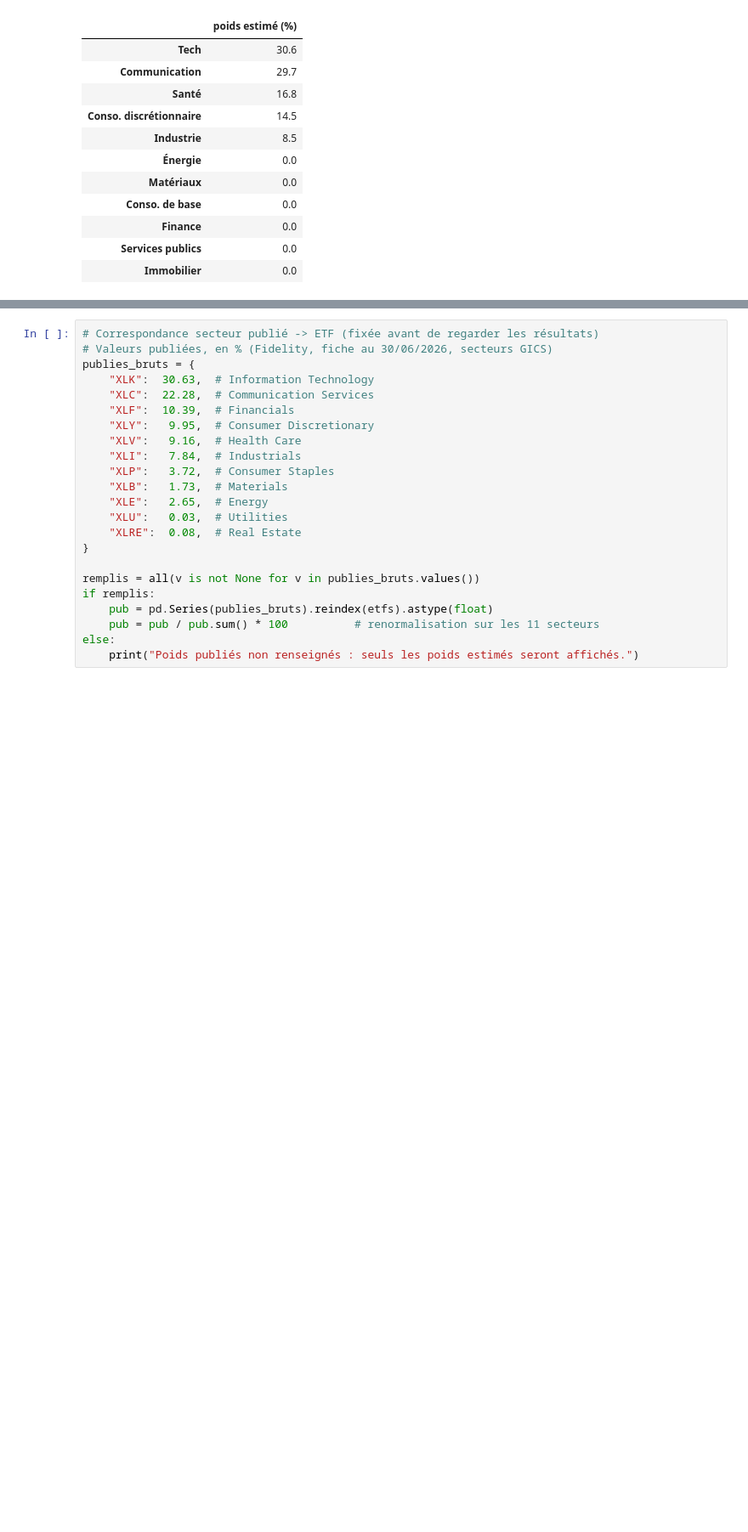
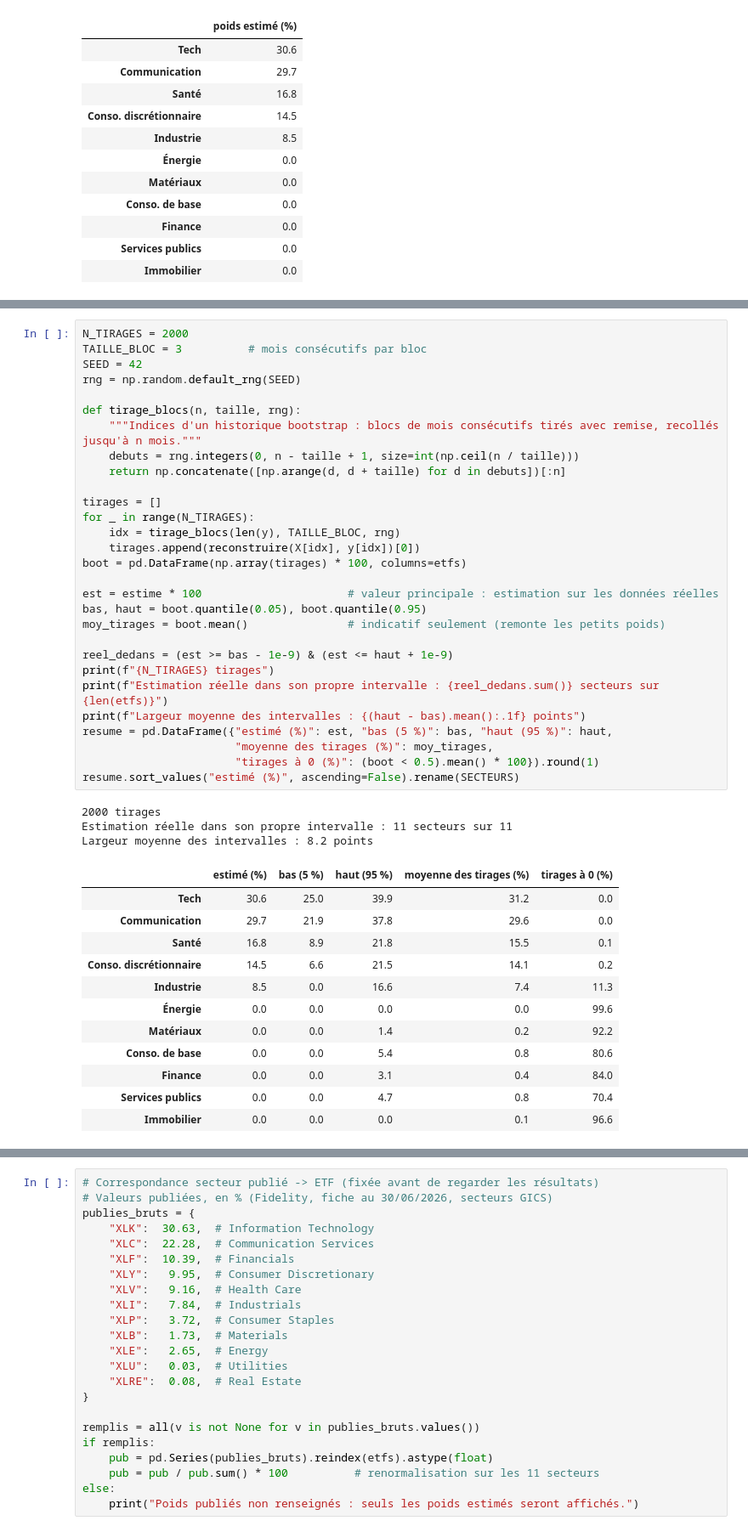
Before and after one commit to KCastets/Allocation-d-un-fond-d-investissement, a Jupyter notebook: notebook.ipynb, the cells around one changed output, grey strips where cells are left out. Shown at 85% size. Cells and saved outputs as stored; diff of their text form; blank space fills up the shorter version.

```diff
--- a/notebook.ipynb
+++ b/notebook.ipynb
@@ -126 +150,46 @@ se ressemblent, donc plusieurs combinaisons peuvent donner un résultat proche.
+# %%
+N_TIRAGES = 2000
+TAILLE_BLOC = 3          # mois consécutifs par bloc
+SEED = 42
+rng = np.random.default_rng(SEED)
+
+def tirage_blocs(n, taille, rng):
+    """Indices d'un historique bootstrap : blocs de mois consécutifs tirés avec remise, recollés jusqu'à n mois."""
+    debuts = rng.integers(0, n - taille + 1, size=int(np.ceil(n / taille)))
+    return np.concatenate([np.arange(d, d + taille) for d in debuts])[:n]
+
+tirages = []
+for _ in range(N_TIRAGES):
+    idx = tirage_blocs(len(y), TAILLE_BLOC, rng)
+    tirages.append(reconstruire(X[idx], y[idx])[0])
+boot = pd.DataFrame(np.array(tirages) * 100, columns=etfs)
+
+est = estime * 100                      # valeur principale : estimation sur les données réelles
+bas, haut = boot.quantile(0.05), boot.quantile(0.95)
+moy_tirages = boot.mean()               # indicatif seulement (remonte les petits poids)
+
+reel_dedans = (est >= bas - 1e-9) & (est <= haut + 1e-9)
+print(f"{N_TIRAGES} tirages")
+print(f"Estimation réelle dans son propre intervalle : {reel_dedans.sum()} secteurs sur {len(etfs)}")
+print(f"Largeur moyenne des intervalles : {(haut - bas).mean():.1f} points")
+resume = pd.DataFrame({"estimé (%)": est, "bas (5 %)": bas, "haut (95 %)": haut,
+                       "moyenne des tirages (%)": moy_tirages,
+                       "tirages à 0 (%)": (boot < 0.5).mean() * 100}).round(1)
+resume.sort_values("estimé (%)", ascending=False).rename(SECTEURS)
+# %% [output]
+2000 tirages
+Estimation réelle dans son propre intervalle : 11 secteurs sur 11
+Largeur moyenne des intervalles : 8.2 points
+|  | estimé (%) | bas (5 %) | haut (95 %) | moyenne des tirages (%) | tirages à 0 (%) |
+| Tech | 30.6 | 25.0 | 39.9 | 31.2 | 0.0 |
+| Communication | 29.7 | 21.9 | 37.8 | 29.6 | 0.0 |
+| Santé | 16.8 | 8.9 | 21.8 | 15.5 | 0.1 |
+| Conso. discrétionnaire | 14.5 | 6.6 | 21.5 | 14.1 | 0.2 |
+| Industrie | 8.5 | 0.0 | 16.6 | 7.4 | 11.3 |
+| Énergie | 0.0 | 0.0 | 0.0 | 0.0 | 99.6 |
+| Matériaux | 0.0 | 0.0 | 1.4 | 0.2 | 92.2 |
+| Conso. de base | 0.0 | 0.0 | 5.4 | 0.8 | 80.6 |
+| Finance | 0.0 | 0.0 | 3.1 | 0.4 | 84.0 |
+| Services publics | 0.0 | 0.0 | 4.7 | 0.8 | 70.4 |
+| Immobilier | 0.0 | 0.0 | 0.0 | 0.1 | 96.6 |
 # %% [markdown]
```
Also changed, not shown: parts of 7 cells of this notebook, 3 other files.
